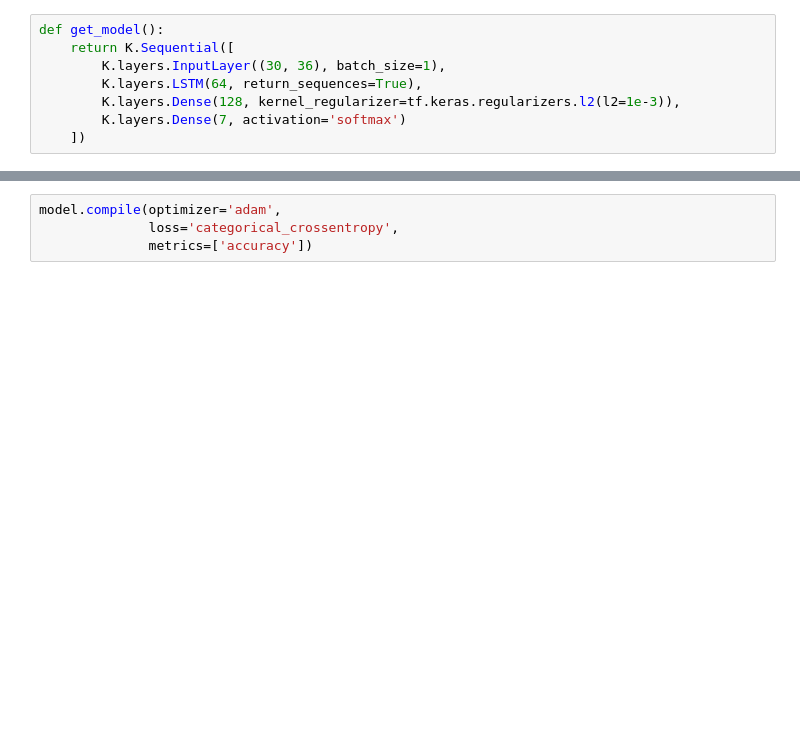
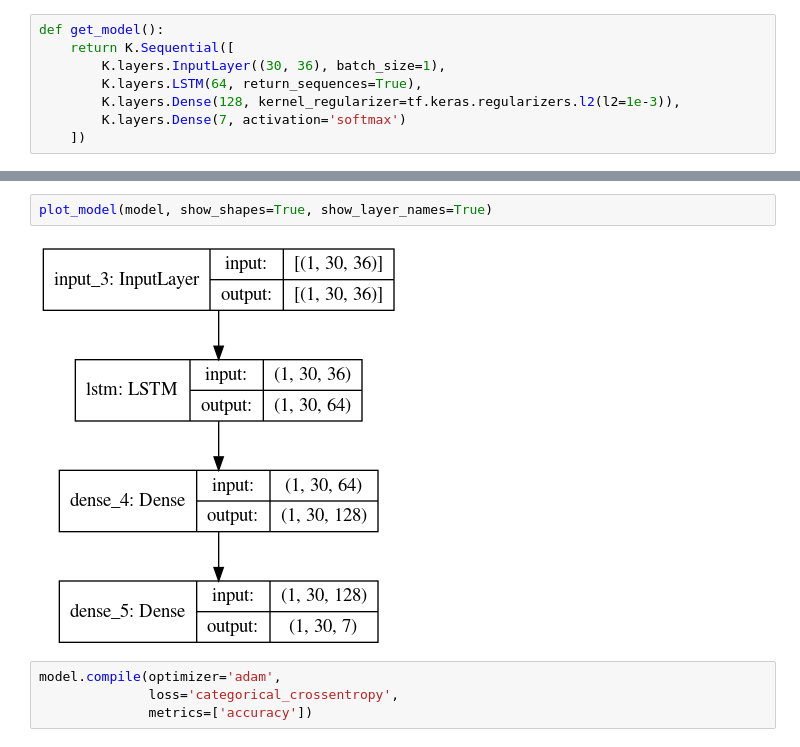
Before and after one commit to balezz/Punch_DL, a Jupyter notebook: RNN-LSTM-GRU.ipynb, the cells around one changed output, grey strips where cells are left out. Saved outputs shown, nothing was run; the diff lists cells and outputs as text; blank space fills up the shorter version.

```diff
--- a/RNN-LSTM-GRU.ipynb
+++ b/RNN-LSTM-GRU.ipynb
@@ -187,3 +171,7 @@ _________________________________________________________________
+# %%
+plot_model(model, show_shapes=True, show_layer_names=True)
+# %% [output]
+[figure, added]
 # %%
 model.compile(optimizer='adam',
               loss='categorical_crossentropy',
```
Also changed, not shown: parts of 26 cells of this notebook, 47 other files.
